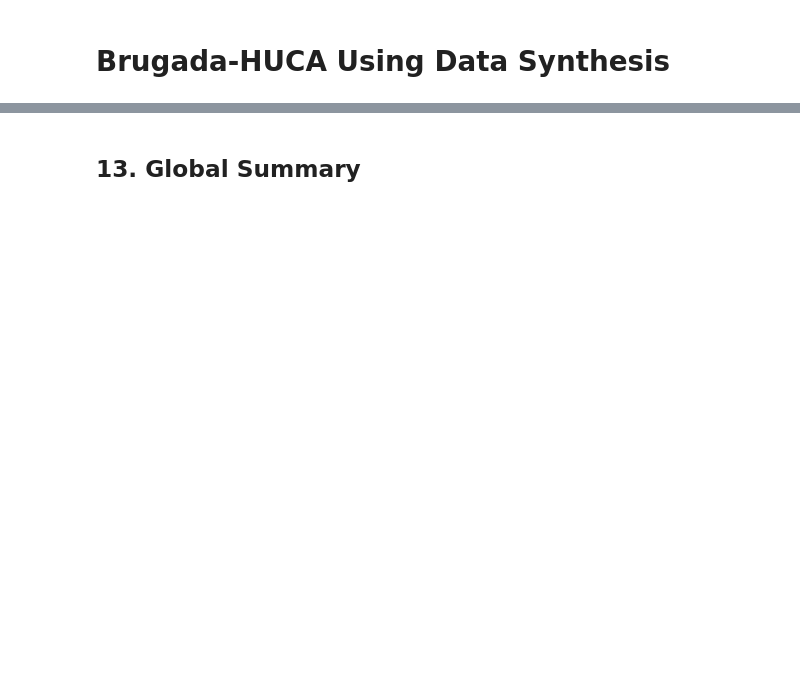
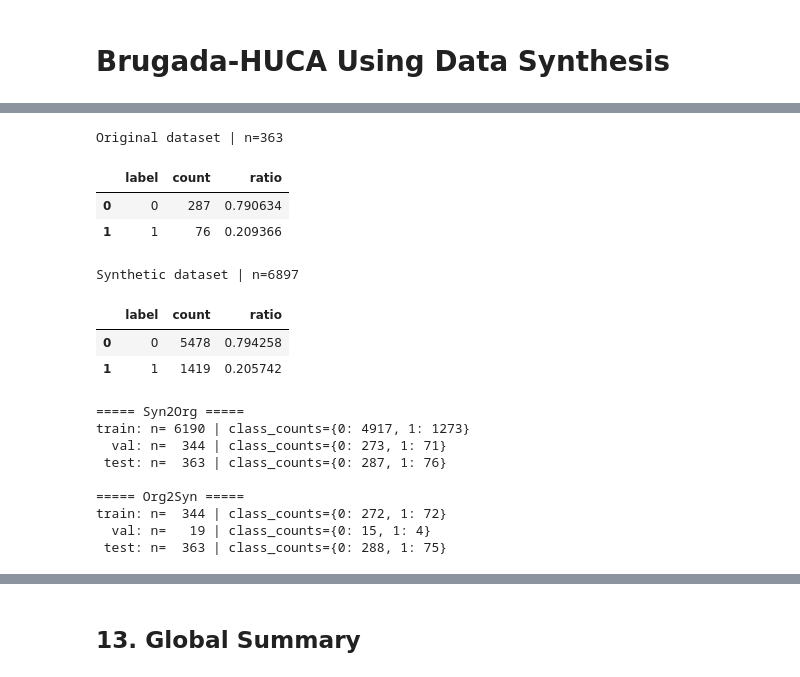
Before and after one commit to avezoor/MachineLearningRepository, a Jupyter notebook: IDSCBrugadaHucaSynthesis.ipynb, the cells around one changed output, grey strips where cells are left out. Cells and saved outputs as stored; diff of their text form; code cells hidden in the pictures; blank space fills up the shorter version.

Commit message:
Kaggle Notebook | IDSCBrugadaHucaSynthesis | Version 32

```diff
--- a/IDSCBrugadaHucaSynthesis.ipynb
+++ b/IDSCBrugadaHucaSynthesis.ipynb
@@ -99,9 +119,9 @@ CONFIG
 # %%
 def normalize_binary_label(series: pd.Series) -> pd.Series:
     '''
-    Konversi label Brugada menjadi biner:
-    - original Brugada-HUCA: 0 = normal, >0 = positif
-    - synthetic: diasumsikan sudah 0/1 atau bisa dipaksa menjadi >0
+    Convert Brugada labels to binary:
+    - original Brugada-HUCA: 0 = normal, >0 = positive
+    - synthetic: assumed to be 0/1 already, otherwise forced with >0
     '''
     s = pd.to_numeric(series, errors="coerce").fillna(0)
     return (s > 0).astype(int)
@@ -123,9 +143,9 @@ def resolve_metadata_column(
             return col
 
     raise ValueError(
-        f"Kolom {column_kind} tidak ditemukan di metadata {source_name}. "
-        f"Kandidat yang dicek: {ordered_candidates}. "
-        f"Kolom yang tersedia: {list(df.columns)}"
+        f"{column_kind} column was not found in {source_name} metadata. "
+        f"Checked candidates: {ordered_candidates}. "
+        f"Available columns: {list(df.columns)}"
     )
 
 def resolve_id_column(df: pd.DataFrame, config: dict, source_name: str) -> str:
@@ -265,10 +285,10 @@ def load_synthetic_metadata(config: dict) -> pd.DataFrame:
     return df
 
 def read_metadata(path: str, source_name: str, config: Optional[dict] = None) -> pd.DataFrame:
-    '''Backward-compatible wrapper untuk notebook versi lama.'''
+    '''Backward-compatible wrapper for older notebook versions.'''
     source_name = str(source_name).strip().lower()
     if source_name not in {"original", "synthetic"}:
-        raise ValueError("source_name harus 'original' atau 'synthetic'.")
+        raise ValueError("source_name must be 'original' or 'synthetic'.")
 
     cfg = dict(CONFIG if config is None else config)
     cfg[f"{source_name}_metadata_path"] = path
@@ -305,12 +325,12 @@ def summarize_split(split: ScenarioSplit, title: str):
 
 def split_synthetic_dev_test(df_syn: pd.DataFrame, config: dict):
     """
-    Split synthetic menjadi:
+    Split the synthetic dataset into:
     - synthetic_train_df
     - synthetic_val_df
     - synthetic_test_df
 
-    synthetic_test_df nanti dipakai untuk skenario:
+    synthetic_test_df will later be used for the scenario:
     original -> synthetic
     """
     requested_test_count = int(config["synthetic_test_count"])
@@ -329,21 +349,21 @@ def split_synthetic_dev_test(df_syn: pd.DataFrame, config: dict):
 
     if max_test_count < n_classes:
         raise ValueError(
-            "Data sintesis tidak cukup untuk membuat split stratified train/val/test. "
-            f"n={len(df_syn)}, n_classes={n_classes}, minimal butuh {min_dev_count + n_classes} sampel."
+            "The synthetic dataset is too small to create a stratified train/val/test split. "
+            f"n={len(df_syn)}, n_classes={n_classes}, at least {min_dev_count + n_classes} samples are required."
         )
 
     test_count = min(requested_test_count, max_test_count)
     if test_count < requested_test_count:
         warnings.warn(
-            f"synthetic_test_count={requested_test_count} terlalu besar untuk n={len(df_syn)}. "
-            f"Menggunakan test_count={test_count} agar dev/train/val tetap terbentuk."
+            f"synthetic_test_count={requested_test_count} is too large for n={len(df_syn)}. "
+            f"Using test_count={test_count} so the dev/train/val split remains valid."
         )
 
     if test_count < n_classes:
         raise ValueError(
-            f"Jumlah test ({test_count}) lebih kecil dari jumlah kelas ({n_classes}); "
-            "split stratified tidak dapat dibuat."
+            f"The test size ({test_count}) is smaller than the number of classes ({n_classes}); "
+            "a stratified split cannot be created."
         )
 
     # 1) Hold-out synthetic test
@@ -360,7 +380,7 @@ def split_synthetic_dev_test(df_syn: pd.DataFrame, config: dict):
 
     if val_count < n_classes or (len(dev_df) - val_count) < n_classes:
         raise ValueError(
-            f"Dev pool terlalu kecil untuk split stratified train/val: "
+            f"The dev pool is too small for a stratified train/val split: "
             f"n_dev={len(dev_df)}, val_count={val_count}, n_classes={n_classes}."
         )
 
@@ -386,31 +406,77 @@ def make_synthetic_to_original_split(
     Train/val = synthetic
     Test      = original
     """
     return ScenarioSplit(
         train_df=synthetic_train_df.reset_index(drop=True),
         val_df=synthetic_val_df.reset_index(drop=True),
         test_df=original_test_df.reset_index(drop=True),
     )
 
 def make_original_to_synthetic_split(
     df_org: pd.DataFrame,
     synthetic_test_df: pd.DataFrame,
     config: dict,
 ) -> ScenarioSplit:
     """
     Train/val = original
     Test      = synthetic
     """
     train_df, val_df = train_test_split(
         df_org,
         test_size=float(config["original_val_ratio"]),
         stratify=df_org["label"],
         random_state=SEED,
     )
 
     return ScenarioSplit(
         train_df=train_df.reset_index(drop=True),
         val_df=val_df.reset_index(drop=True),
         test_df=synthetic_test_df.reset_index(drop=True),
     )
+
+
+# Prepare datasets and scenario splits
+df_org = load_original_metadata(CONFIG)
+df_syn = load_synthetic_metadata(CONFIG)
+
+show_class_balance(df_org, "Original dataset")
+show_class_balance(df_syn, "Synthetic dataset")
+
+synthetic_train_df, synthetic_val_df, synthetic_test_df = split_synthetic_dev_test(df_syn, CONFIG)
+
+syn2org_split = make_synthetic_to_original_split(
+    synthetic_train_df=synthetic_train_df,
+    synthetic_val_df=synthetic_val_df,
+    original_test_df=df_org,
+)
+
+org2syn_split = make_original_to_synthetic_split(
+    df_org=df_org,
+    synthetic_test_df=synthetic_test_df,
+    config=CONFIG,
+)
+
+SCENARIO_SYN2ORG = "Syn2Org"
+SCENARIO_ORG2SYN = "Org2Syn"
+
+summarize_split(syn2org_split, SCENARIO_SYN2ORG)
+summarize_split(org2syn_split, SCENARIO_ORG2SYN)
+# %% [output]
+Original dataset | n=363
+|  | label | count | ratio |
+| 0 | 0 | 287 | 0.790634 |
+| 1 | 1 | 76 | 0.209366 |
+Synthetic dataset | n=6897
+|  | label | count | ratio |
+| 0 | 0 | 5478 | 0.794258 |
+| 1 | 1 | 1419 | 0.205742 |
+===== Syn2Org =====
+train: n= 6190 | class_counts={0: 4917, 1: 1273}
+  val: n=  344 | class_counts={0: 273, 1: 71}
+ test: n=  363 | class_counts={0: 287, 1: 76}
+
+===== Org2Syn =====
+train: n=  344 | class_counts={0: 272, 1: 72}
+  val: n=   19 | class_counts={0: 15, 1: 4}
+ test: n=  363 | class_counts={0: 288, 1: 75}
 # %% [markdown]
```
Also changed, not shown: parts of 29 cells of this notebook.
